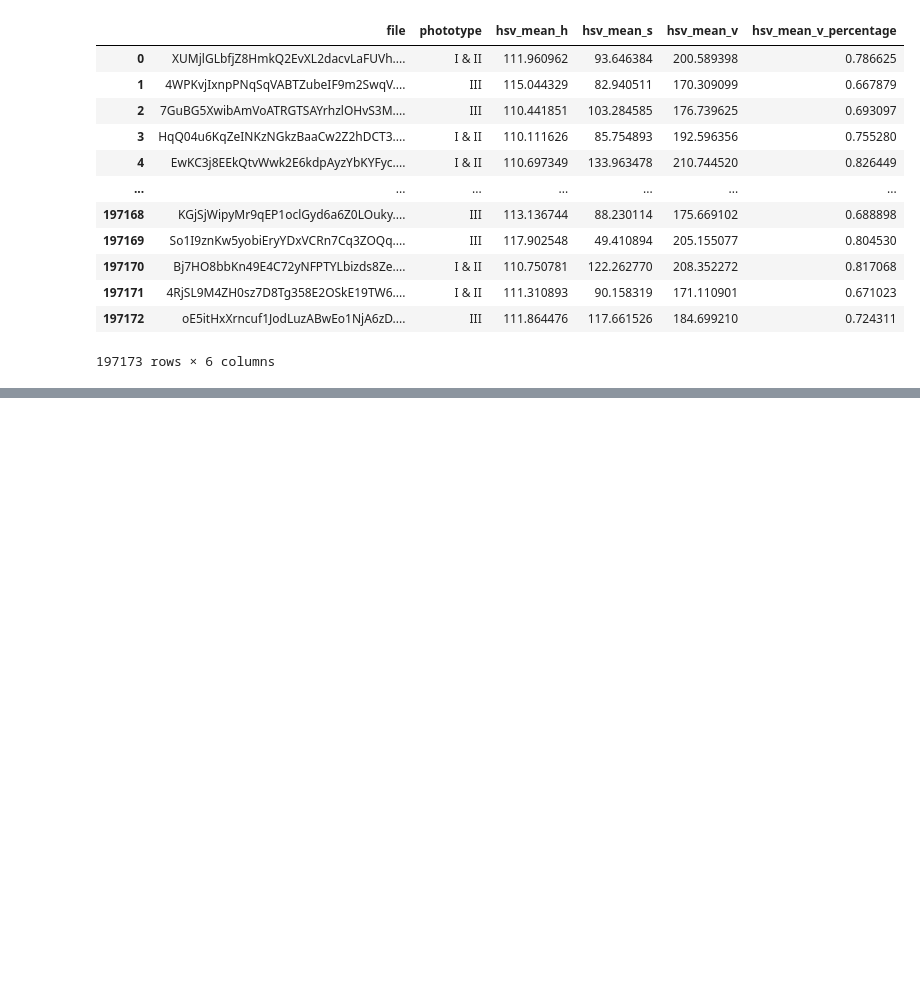
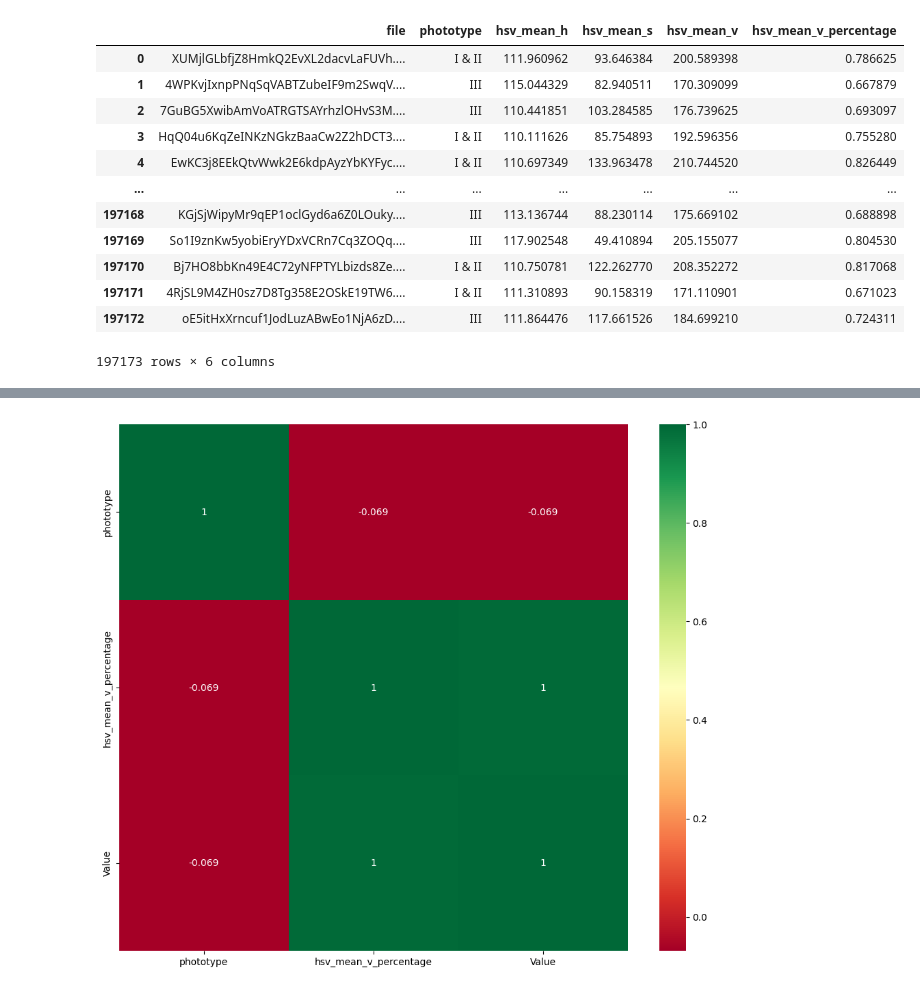
Before and after one commit to janeclrst/fores-1, a Jupyter notebook: final.ipynb, the cells around one changed output, grey strips where cells are left out. Cells and saved outputs as stored; diff of their text form; code cells hidden in the pictures; blank space fills up the shorter version.

```diff
--- a/final.ipynb
+++ b/final.ipynb
@@ -281,0 +460,11 @@ df_image.to_csv('datasets/gan/data/labeled_gan_new.csv', index=False)
+# %%
+features = [
+    "phototype",
+    "hsv_mean_v_percentage",
+    "Value",
+]
+selected = df_image_new[features]
+plt.figure(figsize=(12, 10))
+heatmap = sns.heatmap(selected.corr(), annot=True, cmap="RdYlGn")
+# %% [output]
+[figure, added]
```
Also changed, not shown: parts of 41 cells of this notebook.
